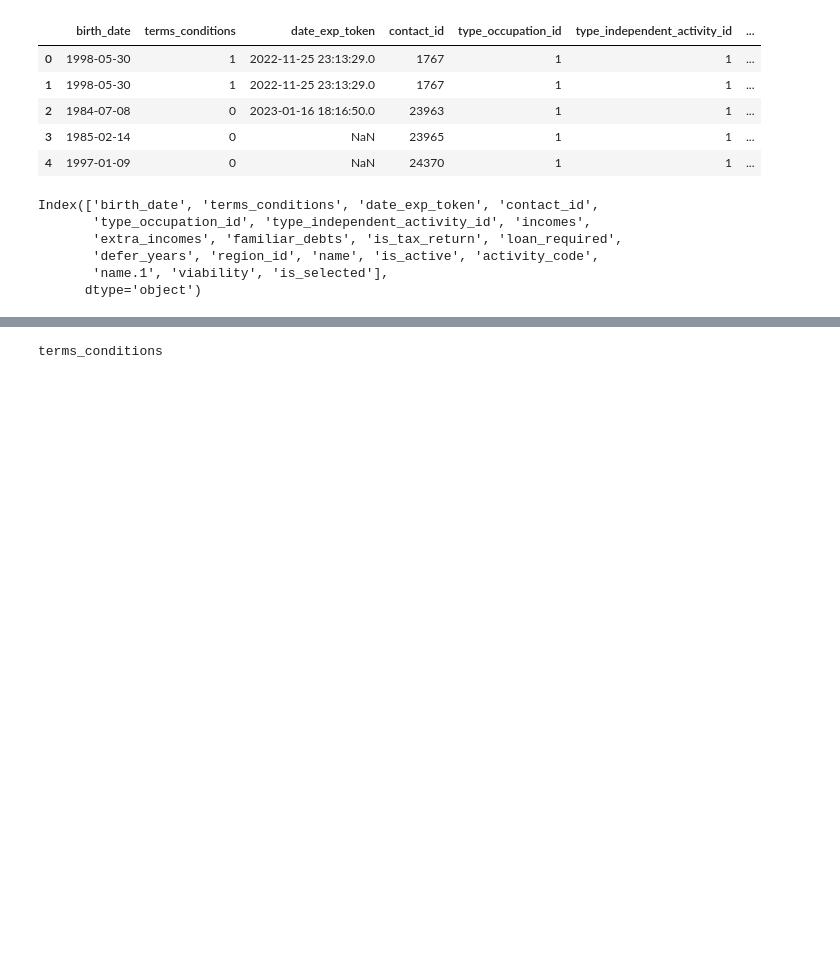
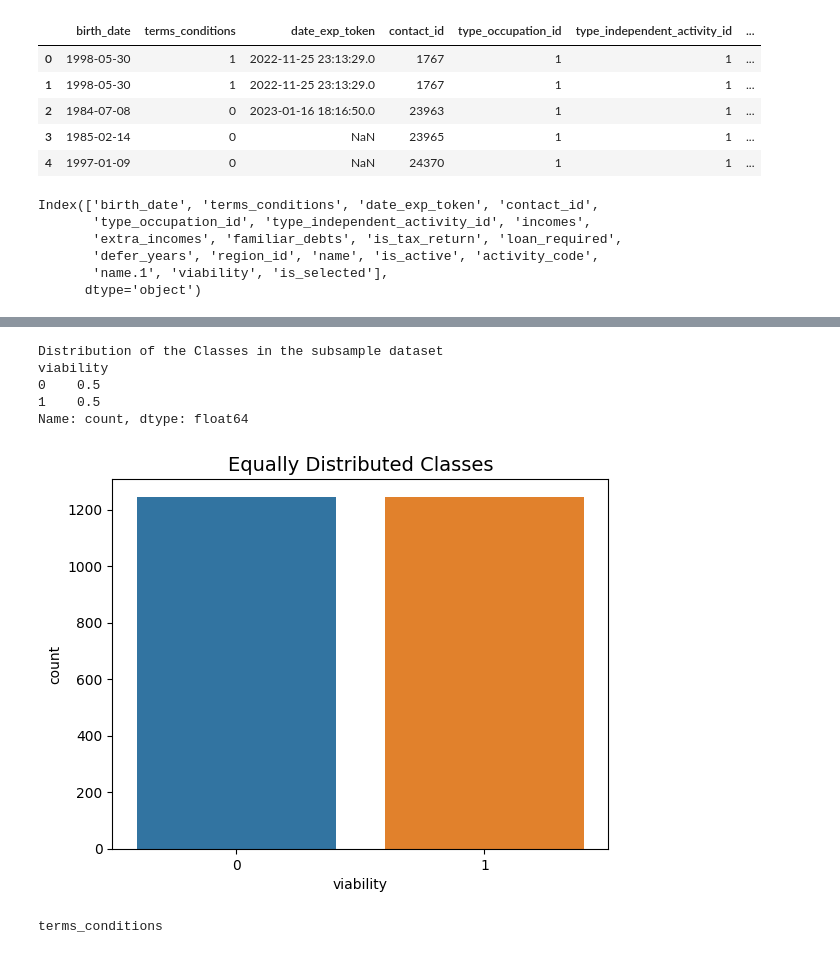
Before and after one commit to alejomaar/habi, a Jupyter notebook: prediction.ipynb, the cells around one changed output, grey strips where cells are left out. Cells and saved outputs as stored; diff of their text form; code cells hidden in the pictures; blank space fills up the shorter version.

```diff
--- a/prediction.ipynb
+++ b/prediction.ipynb
@@ -131,3 +173,19 @@ Index(['birth_date', 'terms_conditions', 'date_exp_token', 'contact_id',
+# %%
+print('Distribution of the Classes in the subsample dataset')
+print(new_df['viability'].value_counts()/len(new_df))
+
+
+
+sns.countplot(x='viability', data=new_df)
+plt.title('Equally Distributed Classes', fontsize=14)
+plt.show()
+# %% [output]
+Distribution of the Classes in the subsample dataset
+viability
+0    0.5
+1    0.5
+Name: count, dtype: float64
+[figure, added]
 # %%
 
 def proba_plot(df:pd.DataFrame,feature:str):
```
Also changed, not shown: parts of 16 cells of this notebook, 2 other files.
